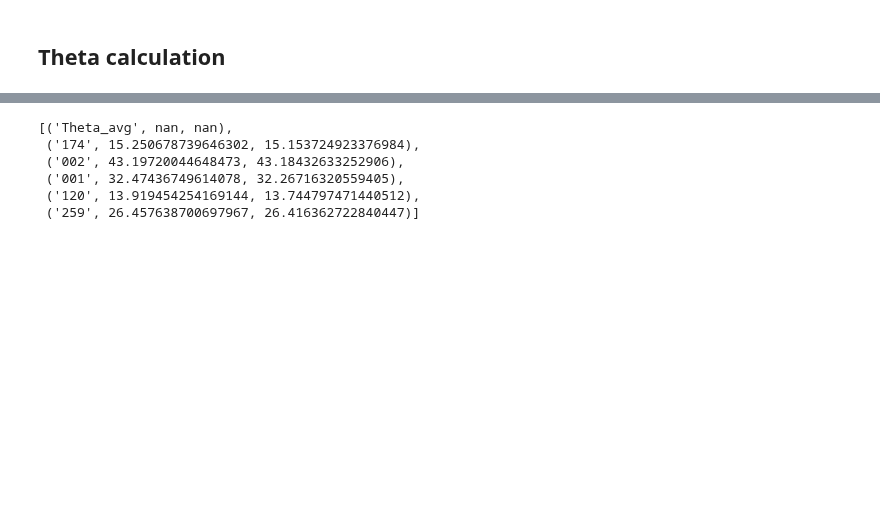
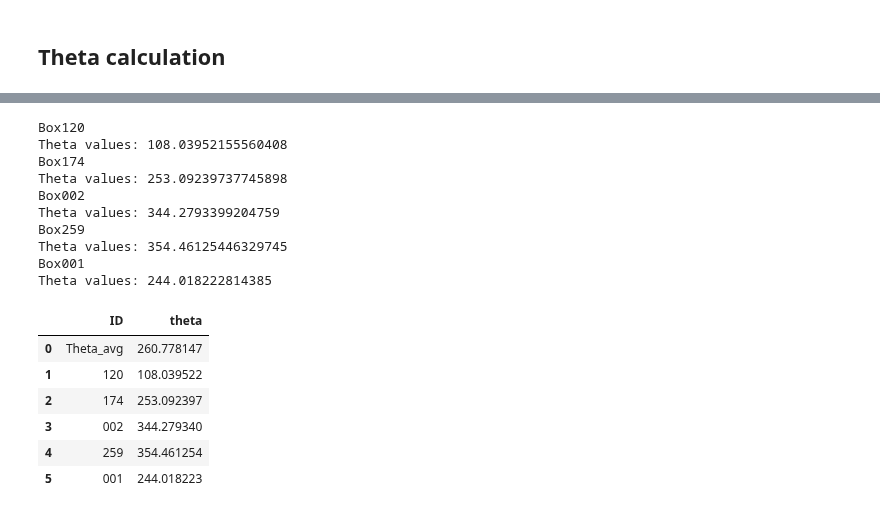
Before and after one commit to jukesliu/automated-glacier-terminus, a Jupyter notebook: Manual_auto_error.ipynb, the cells around one changed output, grey strips where cells are left out. Drawn from its saved outputs; the diff is of its cells as text; code cells hidden in the pictures; blank space fills up the shorter version.

```diff
--- a/Manual_auto_error.ipynb
+++ b/Manual_auto_error.ipynb
@@ -14,7 +14,7 @@ import numpy.ma as ma
 import datetime
 import math
 
-manual_path = '/media/jukes/jukes1/Manual/'; manual_filename = 'manual_tpos.csv'
+manual_path = '/media/jukes/jukes1/Manual/'; manual_filename = 'manual_tpos_c1.csv'
 auto_path = '/home/jukes/Documents/Sample_glaciers/'
 # %%
 os.chdir('/home/jukes/automated-glacier-terminus') #import necessary functions:
@@ -270,12 +251,3 @@ NameError: name 'manual_dfs' is not defined
-# %%
-list(zip(columns, theta1_for_df, theta2_for_df))
-# %% [output]
-[('Theta_avg', nan, nan),
- ('174', 15.250678739646302, 15.153724923376984),
- ('002', 43.19720044648473, 43.18432633252906),
- ('001', 32.47436749614078, 32.26716320559405),
- ('120', 13.919454254169144, 13.744797471440512),
- ('259', 26.457638700697967, 26.416362722840447)]
 # %%
 #CALCULATE OVERALL THETA and write results to csv
 theta1_all = np.average(theta1s)
@@ -290,8 +262,16 @@ pd.DataFrame(list(zip(columns, theta1_for_df, theta2_for_df)),
              columns=['ID', 'theta1', 'theta2']).to_csv(manual_path+'thetas.csv', sep=',')
 
 #ADJUST FILENAME TO INCLUDE PARAMETERS OR SOMETHING
+# %%
+#SPLIT INTO 3 DATAFRAMES FOR 3 FLOWLINES:
+manual50 = manual_df[['BoxID','datetimes', 'intersect_x', 'intersect_y',
+                                      'tpos50']].copy().reset_index(drop=True).rename(columns={"tpos50": "tpos"})
+manual25 = manual_df[['BoxID','datetimes', 'intersect_x', 'intersect_y',
+                                      'tpos25']].copy().reset_index(drop=True).rename(columns={"tpos25": "tpos"})
+manual75 = manual_df[['BoxID','datetimes', 'intersect_x', 'intersect_y',
+                                      'tpos75']].copy().reset_index(drop=True).rename(columns={"tpos75": "tpos"})
 # %%
-def objective_func(manual_df):
+def calc_theta(manual_df):
     #SPLIT INTO 3 DATAFRAMES FOR 3 FLOWLINES:
     manual50 = manual_df[['BoxID','datetimes', 'intersect_x', 'intersect_y',
                                           'tpos50']].copy().reset_index(drop=True).rename(columns={"tpos50": "tpos"})
@@ -299,10 +279,7 @@ def objective_func(manual_df):
                                           'tpos25']].copy().reset_index(drop=True).rename(columns={"tpos25": "tpos"})
     manual75 = manual_df[['BoxID','datetimes', 'intersect_x', 'intersect_y',
                                           'tpos75']].copy().reset_index(drop=True).rename(columns={"tpos75": "tpos"})
-    #SIGMAS (DATA ERRORS) ALONG EACH FLOWLINE (FROM INTERANALYST DIFFERENCES)
-    sigmas = [35.02, 27.65, 30.45]; sigma_avg = np.average(sigmas);
-
-    theta1s = []; theta2s = []
+    thetas = []
     #FOR EACH GLACIER BOXID:
     BoxIDs = list(set(manual_df.BoxID))
     for BoxID in BoxIDs:
@@ -316,35 +293,35 @@ def objective_func(manual_df):
         manual50_df = manual50[manual50.BoxID == BoxID].copy()
         manual25_df = manual25[manual25.BoxID == BoxID].copy()
         manual75_df = manual75[manual75.BoxID == BoxID].copy()
-        manualdfs = [manual50, manual25, manual75]
+        manualdfs = [manual50_df, manual25_df, manual75_df]
         #calculate difference in terminus positions along the three flowlines
         lists3 = []; lists3_norm = []
         for i in range(0, len(manualdfs)):
-            man = manualdfs[i]; auto = autodfs[i]; sigma = sigmas[i]
+            man = manualdfs[i]; auto = autodfs[i]; # sigma = sigmas[i]
             compare_df = man.merge(auto, how='inner', on=['datetimes'])
             #cast terminus positions into float values
             compare_df = compare_df.astype({'tpos_x': 'float', 'tpos_y': 'float'})
             #subtract the absolute value of the difference and put into df as a column named "diff"
             compare_df['diff'] = abs(np.array(compare_df.tpos_x) - np.array(compare_df.tpos_y))
-            compare_df['diff/sigma'] = abs(np.array(compare_df.tpos_x) - np.array(compare_df.tpos_y))/sigma
             lists3.append(list(compare_df['diff']))
-            lists3_norm.append(list(compare_df['diff/sigma']))
         diff_all = lists3[0]+lists3[1]+lists3[2] #list of all the differences between manual and auto
-        normalizeddiff_all = lists3_norm[0]+lists3_norm[1]+lists3_norm[2] #list of all the normalized differences
+    #     normalizeddiff_all = lists3_norm[0]+lists3_norm[1]+lists3_norm[2] #list of all the normalized differences
+
         N = len(diff_all) #number of total intersections
 
         #CALCULATE THETA:
-        theta1 = (1.0/N)*np.sum(normalizeddiff_all) #sum of normalized differences along flowlines
-        theta2 = (1.0/N)*(np.sum(diff_all)/sigma_avg) #sum of differences normalized by average sigma
-        theta1s.append(theta1); theta2s.append(theta2)
-        #print("Theta values:",theta1, theta2)
+        theta = (1.0/N)*(np.nansum(diff_all)) #sum of differences normalized by average sigma
+        thetas.append(theta)
+        print("Theta values:",theta)
+
 
     #CALCULATE OVERALL THETA
-    theta1_all = np.average(theta1s); theta2_all = np.average(theta2s)
+    theta_all = np.nanmean(thetas)
     #organize data in dataframe
     column_titles = ['Theta_avg']+BoxIDs
-    theta1_for_df = [theta1_all]+theta1s; theta2_for_df = [theta2_all]+theta2s
+    theta_for_df = [theta_all]+thetas
     #write to csv
-    theta_df = pd.DataFrame(list(zip(column_titles, theta1_for_df, theta2_for_df)),
-                 columns=['ID', 'theta1', 'theta2'])
+    theta_df = pd.DataFrame(list(zip(column_titles, theta_for_df)),
+                 columns=['ID', 'theta'])
+
     return theta_df
@@ -352,0 +328,20 @@ def objective_func(manual_df):
+# %%
+calc_theta(manual_df)
+# %% [output]
+Box120
+Theta values: 108.03952155560408
+Box174
+Theta values: 253.09239737745898
+Box002
+Theta values: 344.2793399204759
+Box259
+Theta values: 354.46125446329745
+Box001
+Theta values: 244.018222814385
+|  | ID | theta |
+| 0 | Theta_avg | 260.778147 |
+| 1 | 120 | 108.039522 |
+| 2 | 174 | 253.092397 |
+| 3 | 002 | 344.279340 |
+| 4 | 259 | 354.461254 |
+| 5 | 001 | 244.018223 |
```
Also changed, not shown: parts of 13 cells of this notebook, 7 other files.
